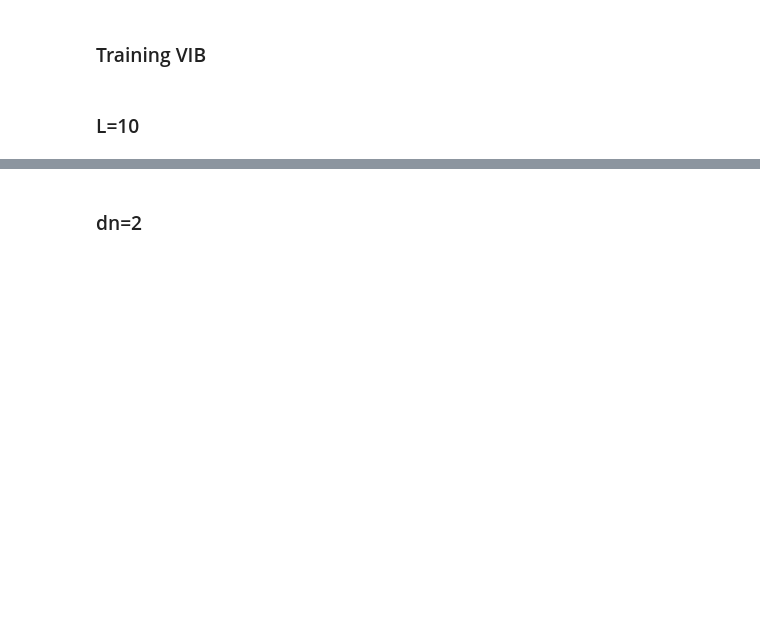
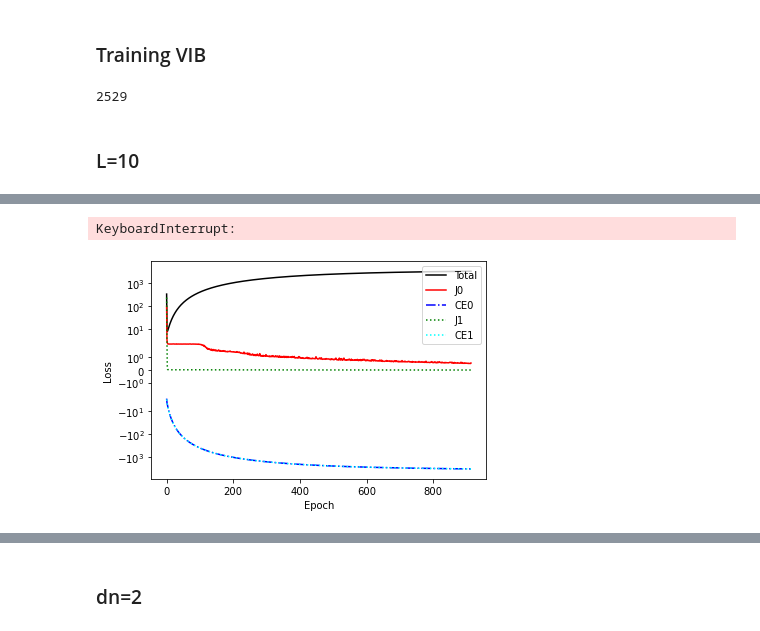
Before and after one commit to YongseokJo/MIEST, a Jupyter notebook: information_bottleneck/VIB_Hydro.ipynb, the cells around one changed output, grey strips where cells are left out. Drawn from its saved outputs; the diff is of its cells as text; code cells hidden in the pictures; blank space fills up the shorter version.

```diff
--- a/information_bottleneck/VIB_Hydro.ipynb
+++ b/information_bottleneck/VIB_Hydro.ipynb
@@ -285,6 +285,10 @@ train_loader  = torch.utils.data.DataLoader(dataset, batch_size=batch_size,
 test_dataset      = data_utils.TensorDataset(X[val_indices], y[val_indices,:2])
 # %% [markdown]
 ### Training VIB
+# %%
+coef.shape[1]
+# %% [output]
+2529
 # %% [markdown]
 ### L=10
 # %%
@@ -297,15 +301,16 @@ from vib_utils import *
 beta   = 1e-3
 input_shape  = coef.shape[1]
 output_shape = 2
-learning_rate = 1e-3
+learning_rate = 1e-2
 decay_rate = 0.97
-z_dim = 200
-epochs = 3000
+z_dim = 400
+epochs = 30000
 
 
 #vib = linearVIB(input_shape, output_shape,z_dim)
 #vib = polyVIB(input_shape, output_shape,z_dim, degree=[1/2,1/4,1,1.5])
-vib1 = NDR(input_shape, output_shape,z_dim, num_models=2)
-total_loss, accuracy = train_ndr(vib1, train_loader, device, epochs,batch_size,test_dataset)
+_ndr = VIB_NDR(input_shape, output_shape,z_dim, num_models=2)
+_cls = classifier(z_dim, num_models=2)
+total_loss, accuracy = train_ndr(_ndr, _cls, train_loader, device, epochs,batch_size,test_dataset,beta=1)
 #del vib
 # %% [output]
@@ -328,0 +326,2 @@ Epoch: 3000/3000... Loss: -37.1680... Accuracy: 0.0005... Test Om: 0.049 sig: 0.
+KeyboardInterrupt:
+[figure, added]
```
Also changed, not shown: parts of 5 cells of this notebook, 41 other files.
